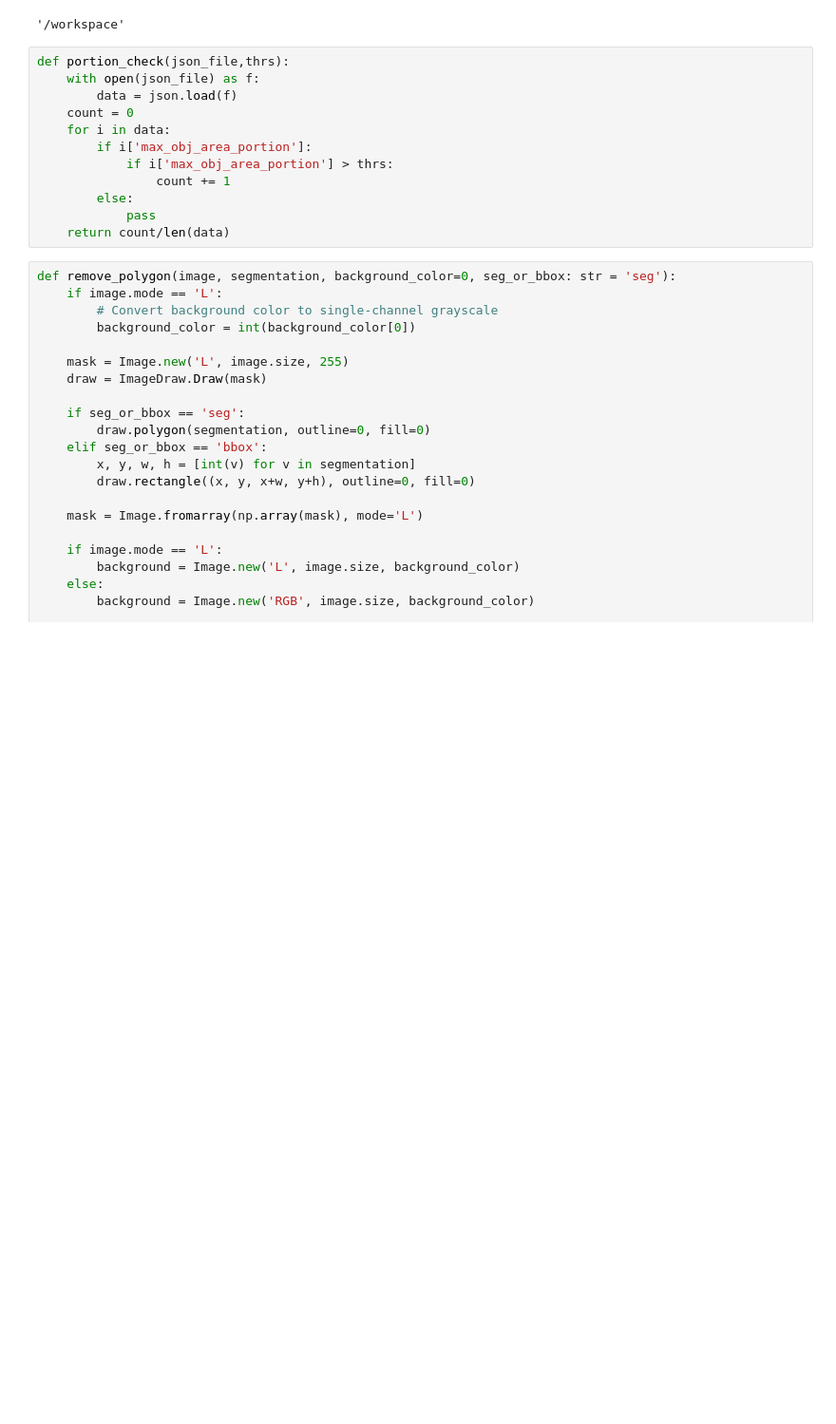
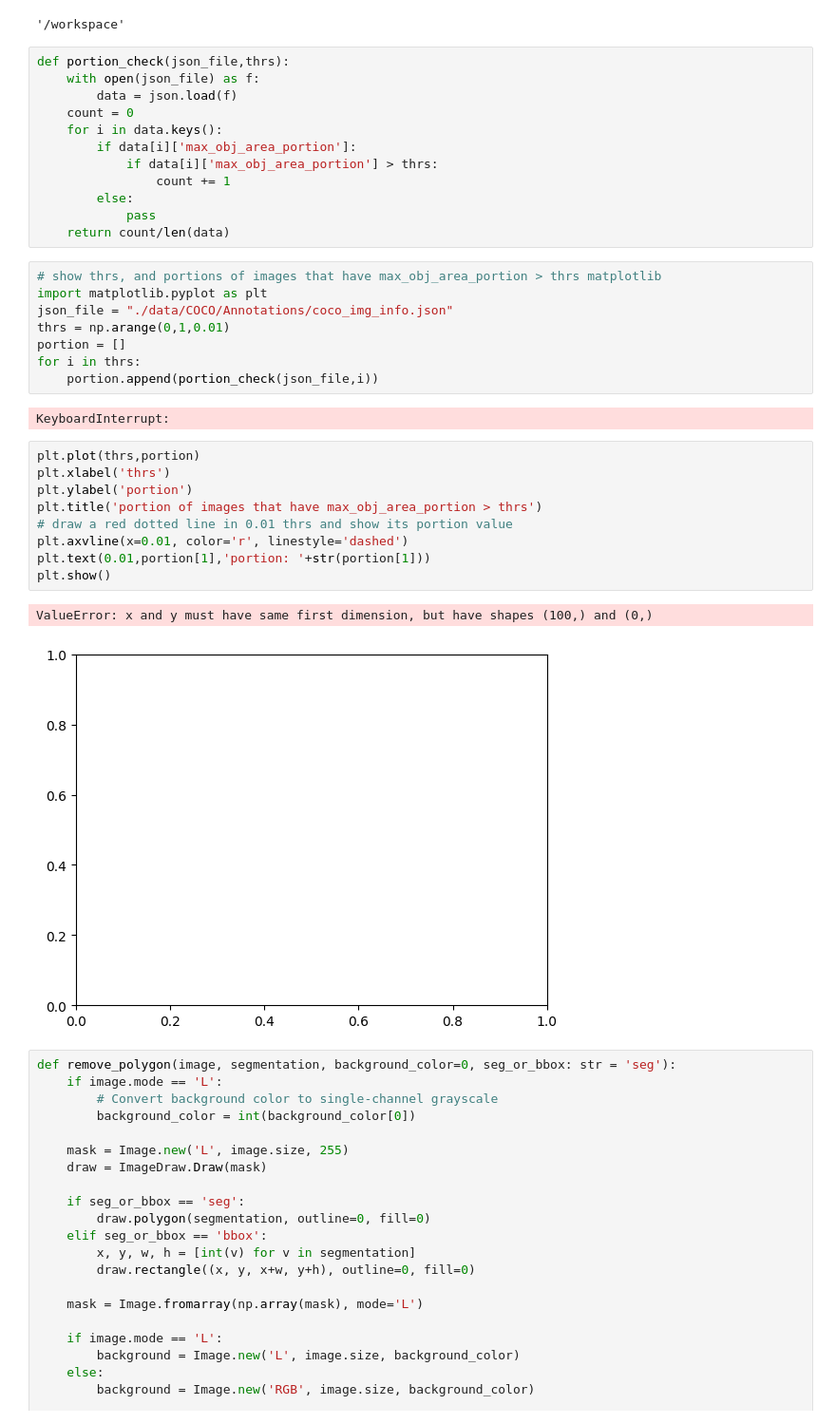
Before and after one commit to crimama/RobustMixGen, a Jupyter notebook: augmentation/img_obj_bg_divider.ipynb, the cells around one changed output. Shown at 95% size. Drawn from its saved outputs; the diff is of its cells as text; blank space fills up the shorter version.

Commit message:
ipynb updated for portion check (for json),

```diff
--- a/augmentation/img_obj_bg_divider.ipynb
+++ b/augmentation/img_obj_bg_divider.ipynb
@@ -14,13 +14,35 @@ def portion_check(json_file,thrs):
     with open(json_file) as f:
         data = json.load(f)
     count = 0
-    for i in data:
-        if i['max_obj_area_portion']:
-            if i['max_obj_area_portion'] > thrs:
+    for i in data.keys():
+        if data[i]['max_obj_area_portion']:
+            if data[i]['max_obj_area_portion'] > thrs:
                 count += 1
         else:
             pass
     return count/len(data)
+# %%
+# show thrs, and portions of images that have max_obj_area_portion > thrs matplotlib
+import matplotlib.pyplot as plt
+json_file = "./data/COCO/Annotations/coco_img_info.json"
+thrs = np.arange(0,1,0.01)
+portion = []
+for i in thrs:
+    portion.append(portion_check(json_file,i))
+# %% [output]
+KeyboardInterrupt:
+# %%
+plt.plot(thrs,portion)
+plt.xlabel('thrs')
+plt.ylabel('portion')
+plt.title('portion of images that have max_obj_area_portion > thrs')
+# draw a red dotted line in 0.01 thrs and show its portion value
+plt.axvline(x=0.01, color='r', linestyle='dashed')
+plt.text(0.01,portion[1],'portion: '+str(portion[1]))
+plt.show()
+# %% [output]
+ValueError: x and y must have same first dimension, but have shapes (100,) and (0,)
+[figure, added]
 # %%
 def remove_polygon(image, segmentation, background_color=0, seg_or_bbox: str = 'seg'):
     if image.mode == 'L':
```
Also changed, not shown: parts of 2 cells of this notebook, 1 other file.
